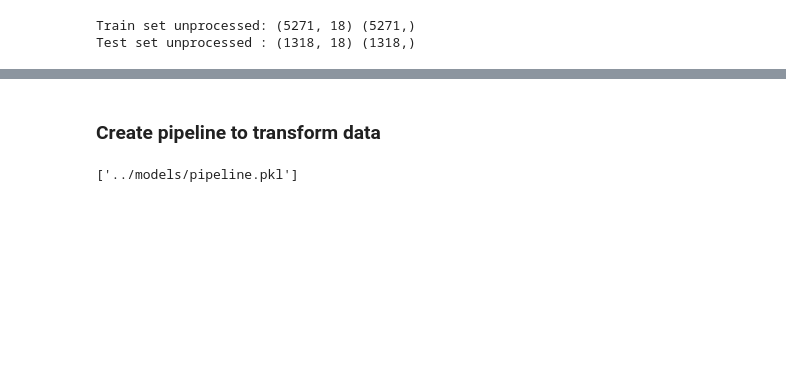
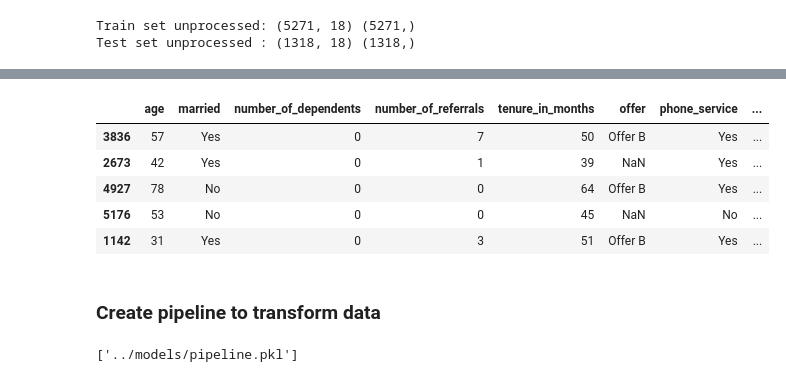
Before and after one commit to mohsen-jr/Churn_prediction, a Jupyter notebook: notebooks/03_best_model.ipynb, the cells around one changed output, grey strips where cells are left out. Cells and saved outputs as stored; diff of their text form; code cells hidden in the pictures; blank space fills up the shorter version.

```diff
--- a/notebooks/03_best_model.ipynb
+++ b/notebooks/03_best_model.ipynb
@@ -53,3 +67,12 @@ Test set unprocessed : (1318, 18) (1318,)
+# %%
+X_train.head()
+# %% [output]
+|  | age | married | number_of_dependents | number_of_referrals | tenure_in_months | offer | phone_service | ... |
+| 3836 | 57 | Yes | 0 | 7 | 50 | Offer B | Yes | ... |
+| 2673 | 42 | Yes | 0 | 1 | 39 | NaN | Yes | ... |
+| 4927 | 78 | No | 0 | 0 | 64 | Offer B | Yes | ... |
+| 5176 | 53 | No | 0 | 0 | 45 | NaN | No | ... |
+| 1142 | 31 | Yes | 0 | 3 | 51 | Offer B | Yes | ... |
 # %% [markdown]
 ### Create pipeline to transform data
 # %%
```
Also changed, not shown: parts of 27 cells of this notebook, 5 other files.
